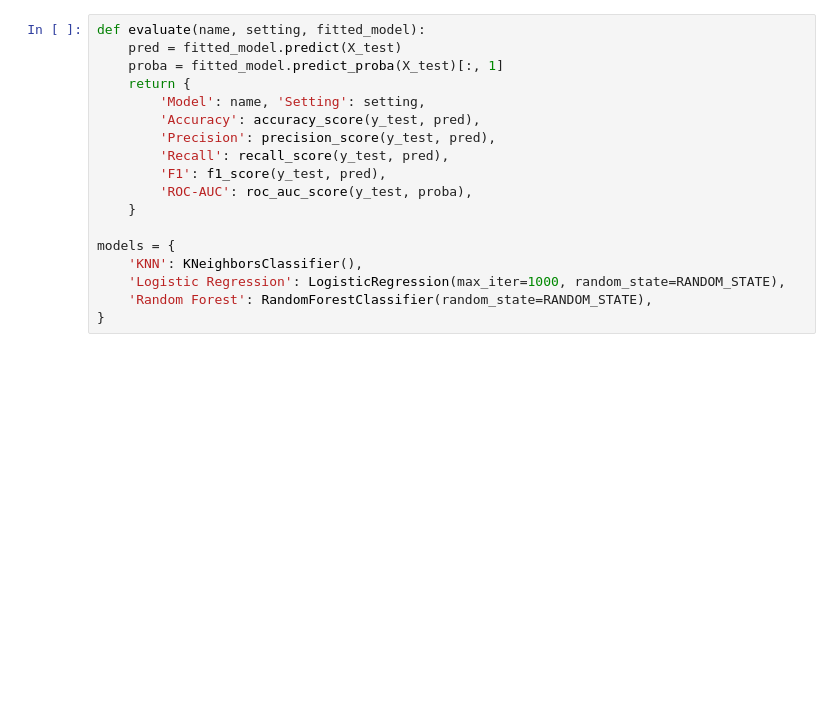
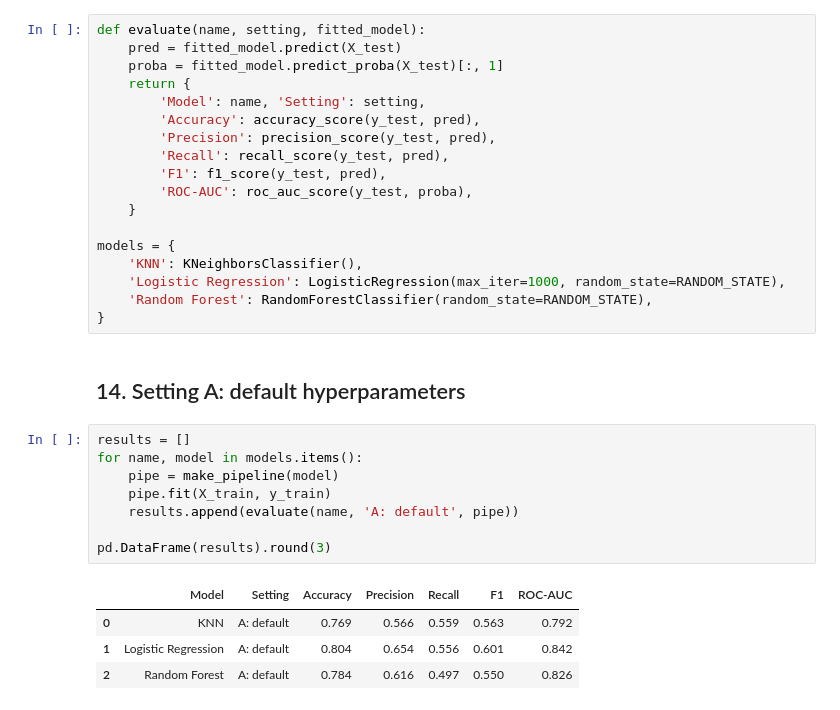
Before and after one commit to methuliH/telco-churn-coursework, a Jupyter notebook: notebooks/Task_01.ipynb, the cells around one changed output. Drawn from its saved outputs; the diff is of its cells as text; blank space fills up the shorter version.

Commit message:
Train baseline models with default hyperparameters

```diff
--- a/notebooks/Task_01.ipynb
+++ b/notebooks/Task_01.ipynb
@@ -317,3 +317,18 @@ models = {
     'Logistic Regression': LogisticRegression(max_iter=1000, random_state=RANDOM_STATE),
     'Random Forest': RandomForestClassifier(random_state=RANDOM_STATE),
 }
+# %% [markdown]
+## 14. Setting A: default hyperparameters
+# %%
+results = []
+for name, model in models.items():
+    pipe = make_pipeline(model)
+    pipe.fit(X_train, y_train)
+    results.append(evaluate(name, 'A: default', pipe))
+
+pd.DataFrame(results).round(3)
+# %% [output]
+|  | Model | Setting | Accuracy | Precision | Recall | F1 | ROC-AUC |
+| 0 | KNN | A: default | 0.769 | 0.566 | 0.559 | 0.563 | 0.792 |
+| 1 | Logistic Regression | A: default | 0.804 | 0.654 | 0.556 | 0.601 | 0.842 |
+| 2 | Random Forest | A: default | 0.784 | 0.616 | 0.497 | 0.550 | 0.826 |
```
